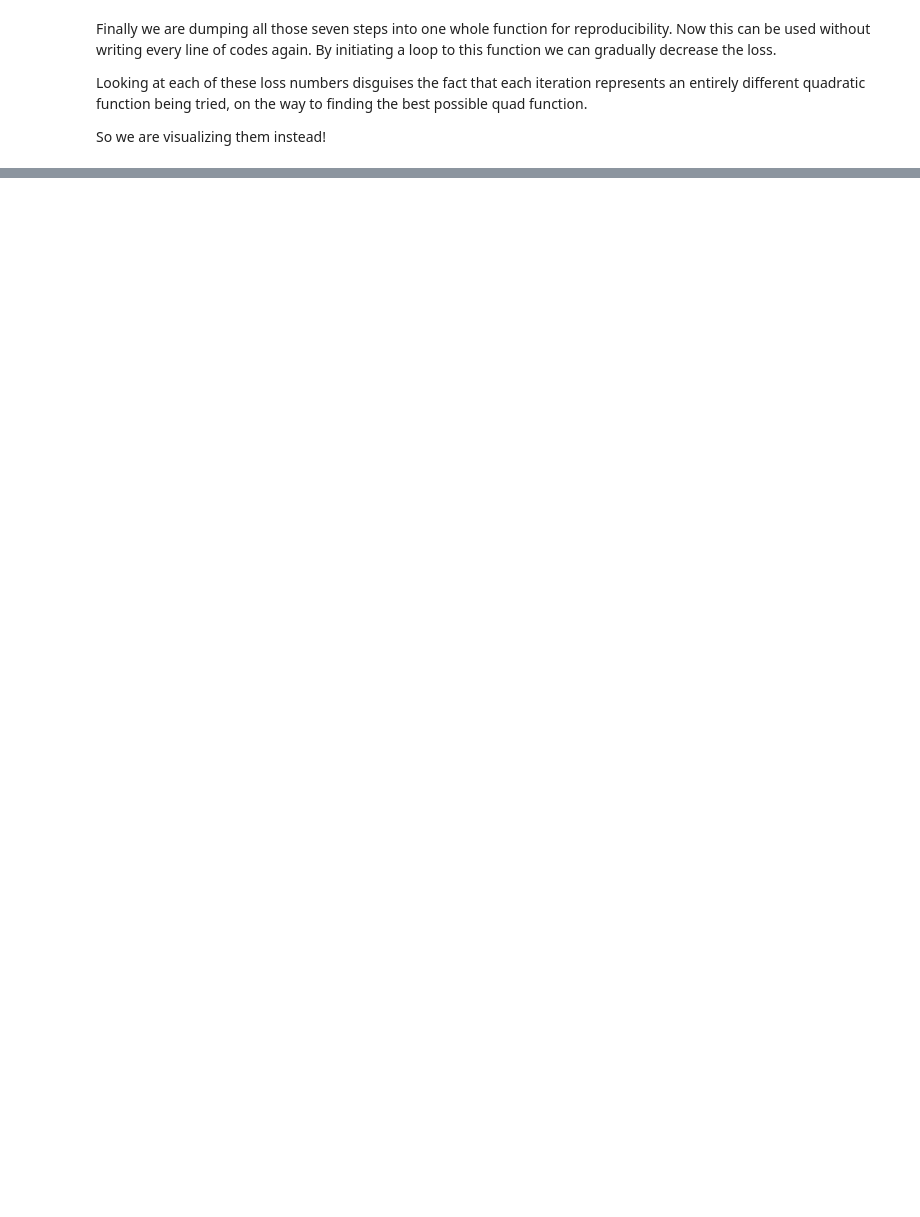
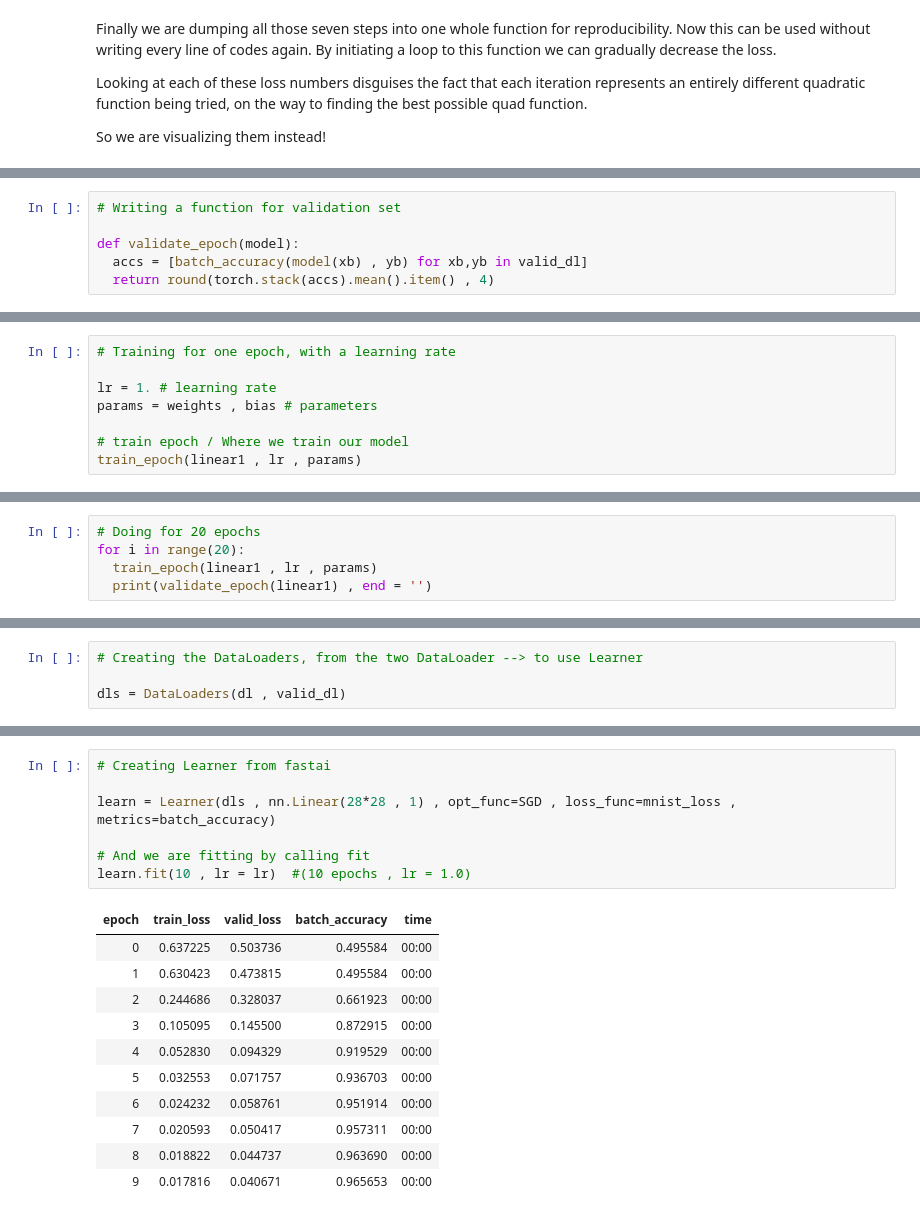
Before and after one commit to ashikshafi08/Learning-Fastai, a Jupyter notebook: Underhood_the_classifier.ipynb, the cells around one changed output, grey strips where cells are left out. Cells and saved outputs as stored; diff of their text form; blank space fills up the shorter version.

Commit message:
Updated till creating Learner using fastai class. Will finish chapter 4 soon.

```diff
--- a/Underhood_the_classifier.ipynb
+++ b/Underhood_the_classifier.ipynb
@@ -779,0 +1280,6 @@ for ax in axs:
+# %%
+# Writing a function for validation set
+
+def validate_epoch(model):
+  accs = [batch_accuracy(model(xb) , yb) for xb,yb in valid_dl]
+  return round(torch.stack(accs).mean().item() , 4)
@@ -779,0 +1291,8 @@ for ax in axs:
+# %%
+# Training for one epoch, with a learning rate
+
+lr = 1. # learning rate
+params = weights , bias # parameters
+
+# train epoch / Where we train our model
+train_epoch(linear1 , lr , params)
@@ -779,0 +1305,5 @@ for ax in axs:
+# %%
+# Doing for 20 epochs
+for i in range(20):
+  train_epoch(linear1 , lr , params)
+  print(validate_epoch(linear1) , end = '')
@@ -779,0 +1433,4 @@ for ax in axs:
+# %%
+# Creating the DataLoaders, from the two DataLoader --> to use Learner
+
+dls = DataLoaders(dl , valid_dl)
@@ -779,0 +1445,19 @@ for ax in axs:
+# %%
+# Creating Learner from fastai
+
+learn = Learner(dls , nn.Linear(28*28 , 1) , opt_func=SGD , loss_func=mnist_loss , metrics=batch_accuracy)
+
+# And we are fitting by calling fit
+learn.fit(10 , lr = lr)  #(10 epochs , lr = 1.0)
+# %% [output]
+| epoch | train_loss | valid_loss | batch_accuracy | time |
+| 0 | 0.637225 | 0.503736 | 0.495584 | 00:00 |
+| 1 | 0.630423 | 0.473815 | 0.495584 | 00:00 |
+| 2 | 0.244686 | 0.328037 | 0.661923 | 00:00 |
+| 3 | 0.105095 | 0.145500 | 0.872915 | 00:00 |
+| 4 | 0.052830 | 0.094329 | 0.919529 | 00:00 |
+| 5 | 0.032553 | 0.071757 | 0.936703 | 00:00 |
+| 6 | 0.024232 | 0.058761 | 0.951914 | 00:00 |
+| 7 | 0.020593 | 0.050417 | 0.957311 | 00:00 |
+| 8 | 0.018822 | 0.044737 | 0.963690 | 00:00 |
+| 9 | 0.017816 | 0.040671 | 0.965653 | 00:00 |
```
Also changed, not shown: parts of 103 cells of this notebook.
